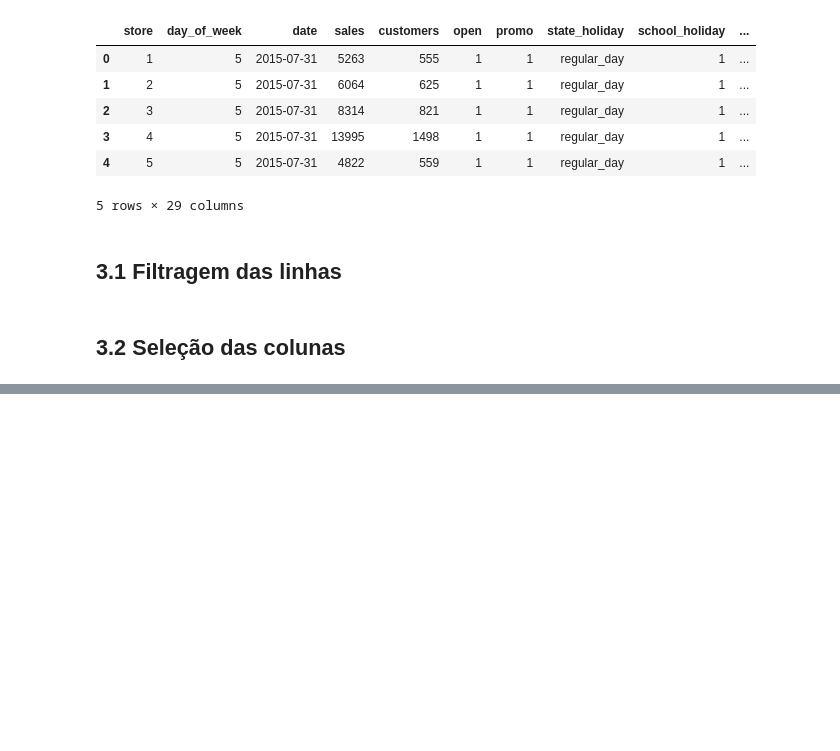
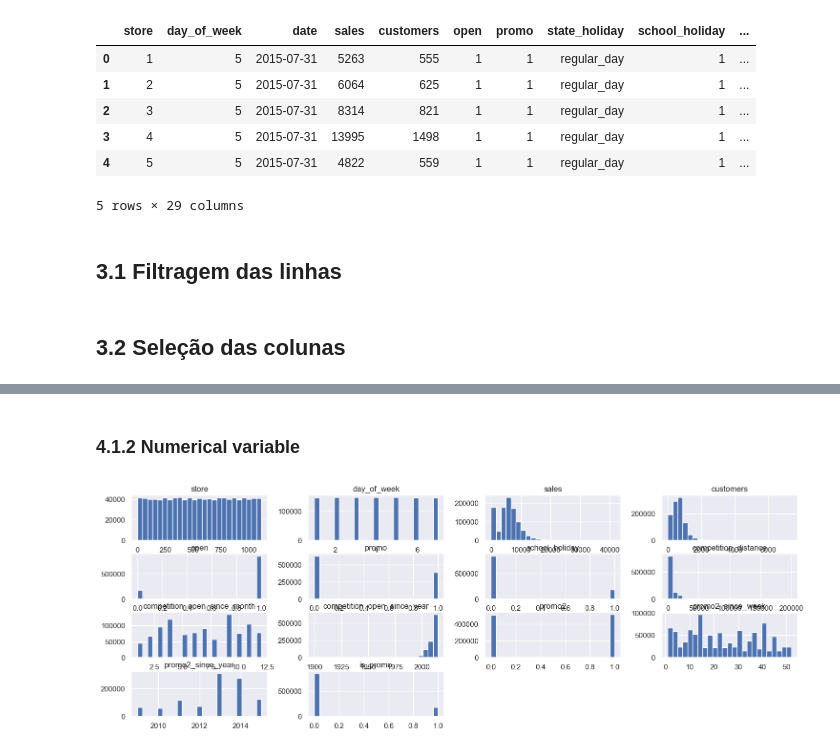
Before and after one commit to PedroPauloMR/ds_em_producao, a Jupyter notebook: main.ipynb, the cells around one changed output, grey strips where cells are left out. Drawn from its saved outputs; the diff is of its cells as text; code cells hidden in the pictures; blank space fills up the shorter version.

```diff
--- a/main.ipynb
+++ b/main.ipynb
@@ -408,0 +429,6 @@ df1.drop(cols_drop, axis = 1, inplace = True)
+# %% [markdown]
+### 4.1.2 Numerical variable
+# %%
+num_attributes.hist(figsize=(18,6), bins = 25);
+# %% [output]
+[figure, added]
```
Also changed, not shown: parts of 15 cells of this notebook.
